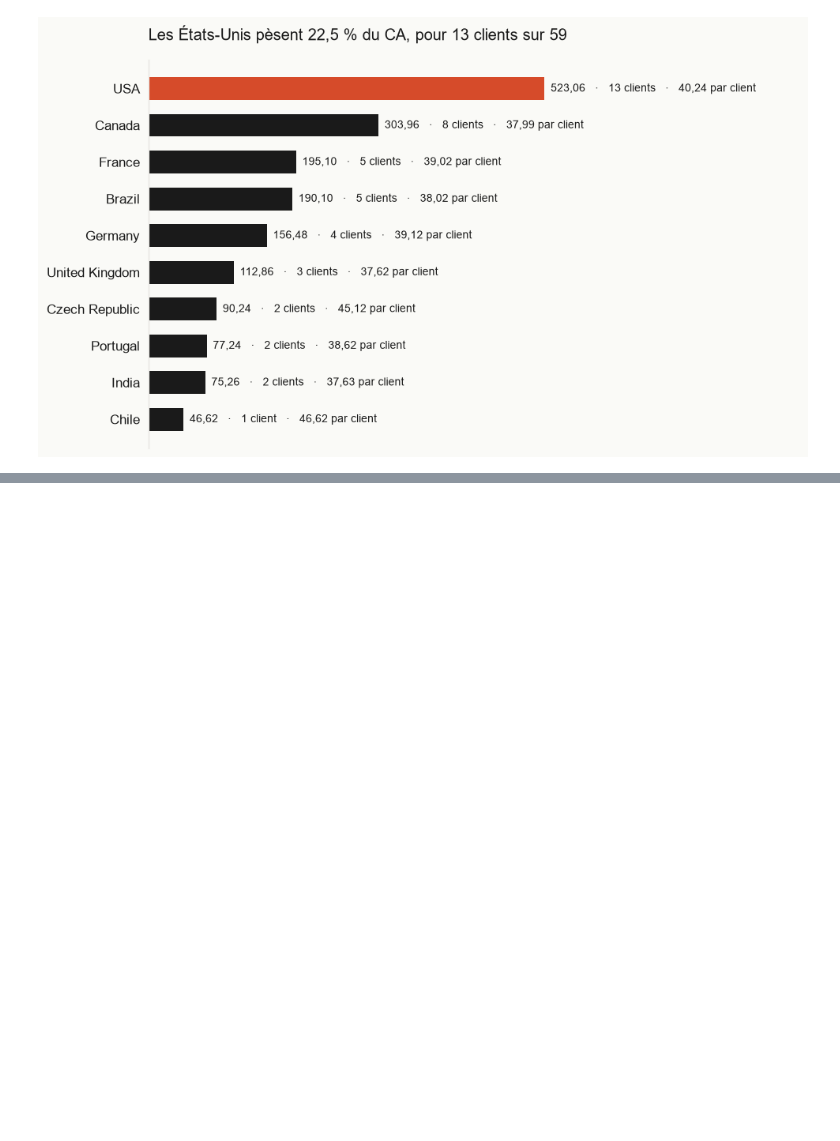
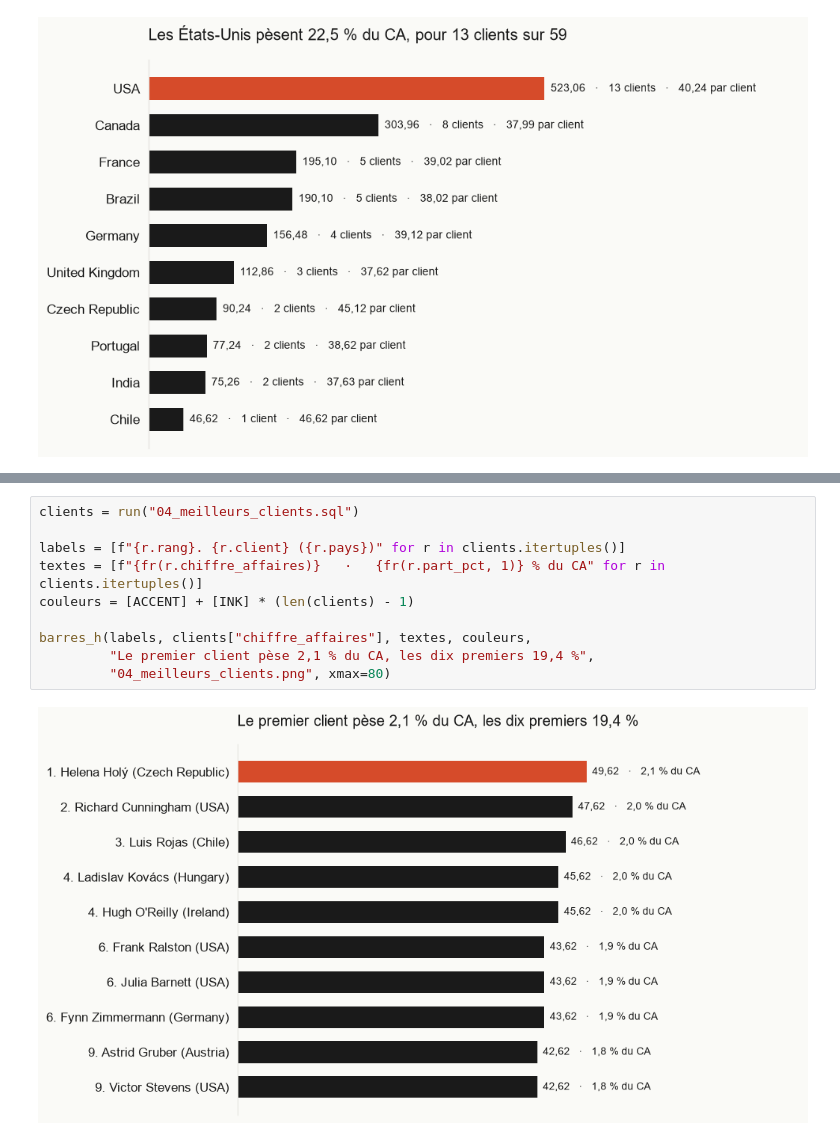
Before and after one commit to iitsh/sql-python-chinook, a Jupyter notebook: notebooks/analyse_ventes.ipynb, the cells around one changed output, grey strips where cells are left out. Cells and saved outputs as stored; diff of their text form; blank space fills up the shorter version.

```diff
--- a/notebooks/analyse_ventes.ipynb
+++ b/notebooks/analyse_ventes.ipynb
@@ -140,0 +184,12 @@ plt.show()
+# %%
+clients = run("04_meilleurs_clients.sql")
+
+labels = [f"{r.rang}. {r.client} ({r.pays})" for r in clients.itertuples()]
+textes = [f"{fr(r.chiffre_affaires)}   ·   {fr(r.part_pct, 1)} % du CA" for r in clients.itertuples()]
+couleurs = [ACCENT] + [INK] * (len(clients) - 1)
+
+barres_h(labels, clients["chiffre_affaires"], textes, couleurs,
+         "Le premier client pèse 2,1 % du CA, les dix premiers 19,4 %",
+         "04_meilleurs_clients.png", xmax=80)
+# %% [output]
+[figure, added]
```
Also changed, not shown: parts of 4 cells of this notebook, 6 other files.
